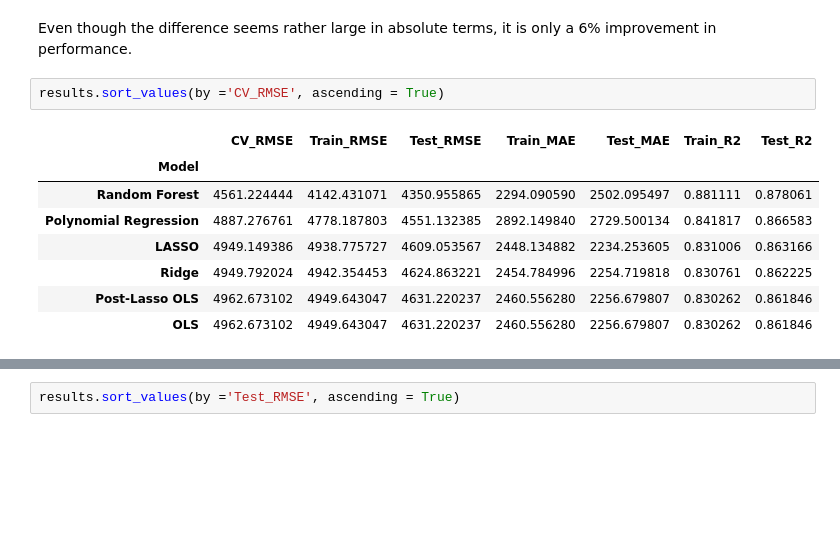
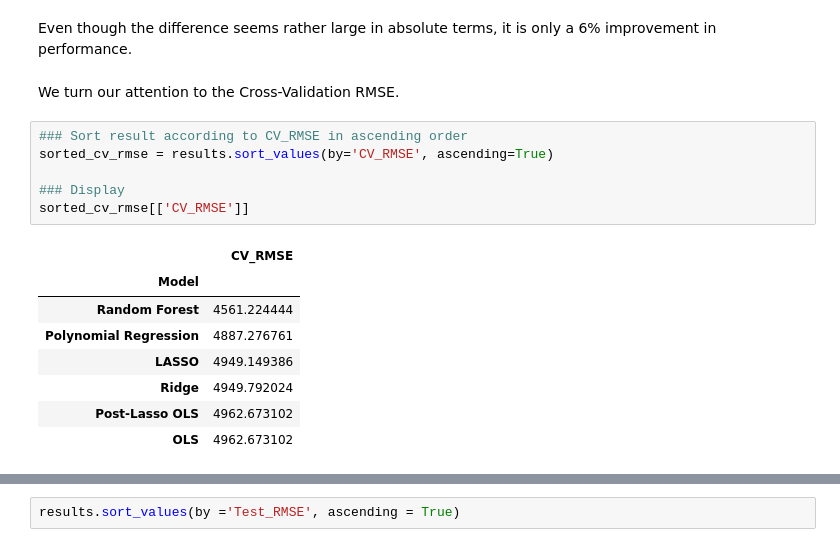
Before and after one commit to NikifBi/Medical_Costs_Regression_Analysis, a Jupyter notebook: Medical Costs.ipynb, the cells around one changed output, grey strips where cells are left out. Drawn from its saved outputs; the diff is of its cells as text; blank space fills up the shorter version.

```diff
--- a/Medical Costs.ipynb
+++ b/Medical Costs.ipynb
@@ -1711,14 +1709,20 @@ Absolute improvement in Test RMSE: 280.26
 Relative improvement in Test RMSE: 6.05%
 # %% [markdown]
 Even though the difference seems rather large in absolute terms, it is only a 6% improvement in performance.
-# %%
-results.sort_values(by ='CV_RMSE', ascending = True)
-# %% [output]
-|  | CV_RMSE | Train_RMSE | Test_RMSE | Train_MAE | Test_MAE | Train_R2 | Test_R2 |
-| Model |  |  |  |  |  |  |  |
-| Random Forest | 4561.224444 | 4142.431071 | 4350.955865 | 2294.090590 | 2502.095497 | 0.881111 | 0.878061 |
-| Polynomial Regression | 4887.276761 | 4778.187803 | 4551.132385 | 2892.149840 | 2729.500134 | 0.841817 | 0.866583 |
-| LASSO | 4949.149386 | 4938.775727 | 4609.053567 | 2448.134882 | 2234.253605 | 0.831006 | 0.863166 |
-| Ridge | 4949.792024 | 4942.354453 | 4624.863221 | 2454.784996 | 2254.719818 | 0.830761 | 0.862225 |
-| Post-Lasso OLS | 4962.673102 | 4949.643047 | 4631.220237 | 2460.556280 | 2256.679807 | 0.830262 | 0.861846 |
-| OLS | 4962.673102 | 4949.643047 | 4631.220237 | 2460.556280 | 2256.679807 | 0.830262 | 0.861846 |
+# %% [markdown]
+We turn our attention to the Cross-Validation RMSE.
+# %%
+### Sort result according to CV_RMSE in ascending order
+sorted_cv_rmse = results.sort_values(by='CV_RMSE', ascending=True)
+
+### Display
+sorted_cv_rmse[['CV_RMSE']]
+# %% [output]
+|  | CV_RMSE |
+| Model |  |
+| Random Forest | 4561.224444 |
+| Polynomial Regression | 4887.276761 |
+| LASSO | 4949.149386 |
+| Ridge | 4949.792024 |
+| Post-Lasso OLS | 4962.673102 |
+| OLS | 4962.673102 |
```
Also changed, not shown: parts of 7 cells of this notebook.
